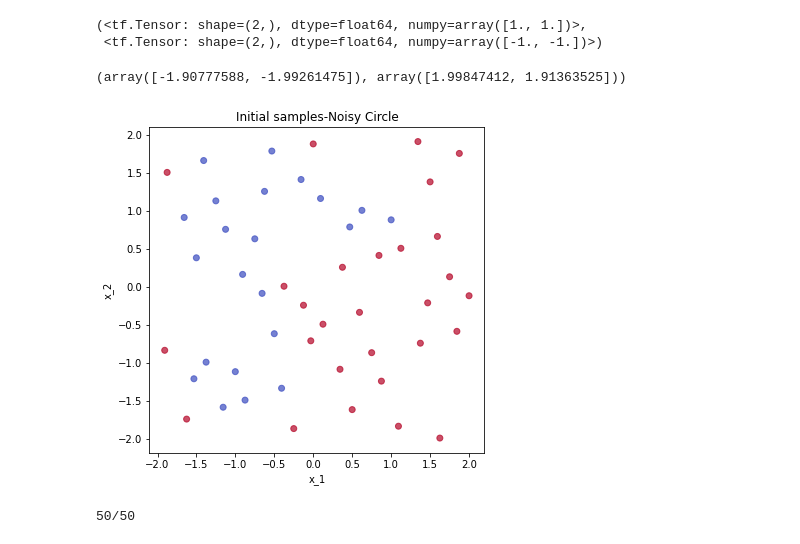
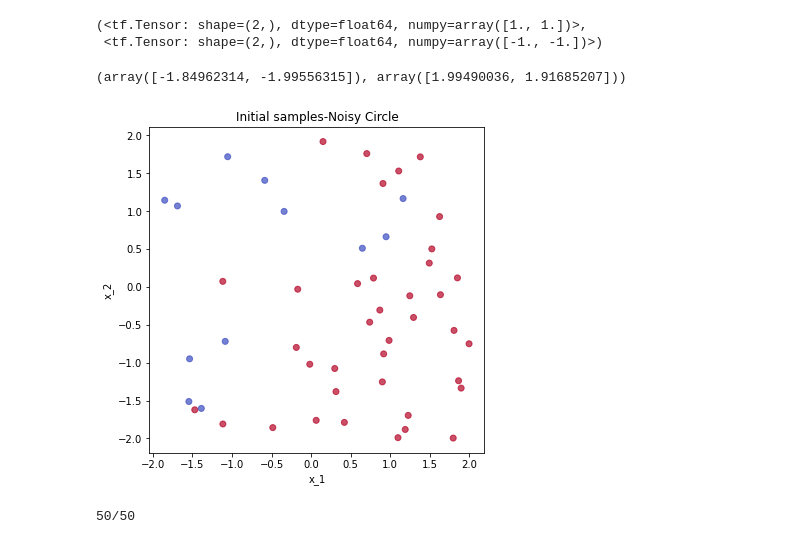
Before and after one commit to predict-idlab/OnlineNeuro, a Jupyter notebook: notebooks/GP_binary example.ipynb, the cells around one changed output. Saved outputs shown, nothing was run; the diff lists cells and outputs as text; code cells hidden in the pictures.

```diff
--- a/notebooks/GP_binary example.ipynb
+++ b/notebooks/GP_binary example.ipynb
@@ -129,9 +134,11 @@ search_space_pipe.search_space.upper,search_space_pipe.search_space.lower
 # %%
 # Initial samples
 init_samples = 50
-qp_dict, qp_array = search_space_pipe.sample(init_samples)
-#qp_array = search_space_pipe.search_space.sample(init_samples)
-#qp_array = qp_array.numpy()
-#qp_df = pd.DataFrame(list_dict_process(qp_dict))
-#qp_array = search_space.sample(init_samples)
-qp_df = pd.DataFrame(qp_array, columns=['x_1','x_2'])
+qp_orig = search_space.sample(init_samples)
+qp_orig = qp_orig.numpy()
+
+if scaler:
+    qp = scaler.inverse_transform(qp_orig)
+
+col_names = ['x_1','x_2']
+qp_df = pd.DataFrame(qp, columns=col_names)
@@ -140,23 +145,23 @@ qp_df = pd.DataFrame(qp_array, columns=['x_1','x_2'])
 # %%
 # First observations
-observations = init_fun(qp_array[:,0], qp_array[:,1])
+observations = init_fun(qp[:,0], qp[:,1])
 observations = np.atleast_2d(observations).reshape(-1,1)
 qp_df['observation'] = observations
 # %%
-qp_array.min(axis=0),qp_array.max(axis=0)
+qp.min(axis=0), qp.max(axis=0)
 # %% [output]
-(array([-1.90777588, -1.99261475]), array([1.99847412, 1.91363525]))
+(array([-1.84962314, -1.99556315]), array([1.99490036, 1.91685207]))
 # %%
 plt.figure(figsize=(6, 6))
-plt.scatter(qp_df['x_1'], qp_df['x_2'], c=qp_df['observation'],
+plt.scatter(qp_df[col_names[0]], qp_df[col_names[1]], c=qp_df['observation'],
             cmap='coolwarm', alpha=0.7)
-plt.xlabel('x_1')
-plt.ylabel('x_2')
+plt.xlabel(col_names[0])
+plt.ylabel(col_names[1])
 #plt.axis('equal')
 plt.title("Initial samples-Noisy Circle")
 plt.show()
 # %% [output]
-[figure, old version]
+[figure, new version]
 # %%
 # @Note. For some tensorflow reason observations need to be float even for classification problems.
 # Trieste Dataset (X,y)
```
Also changed, not shown: parts of 15 cells of this notebook.
